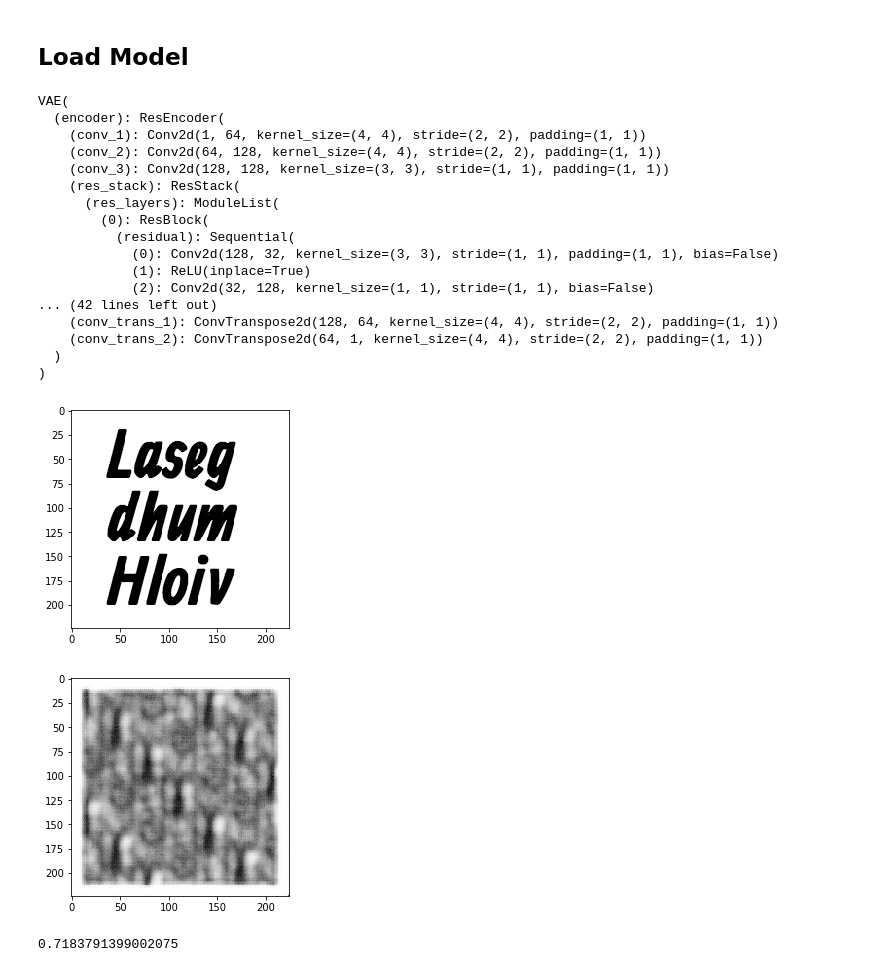
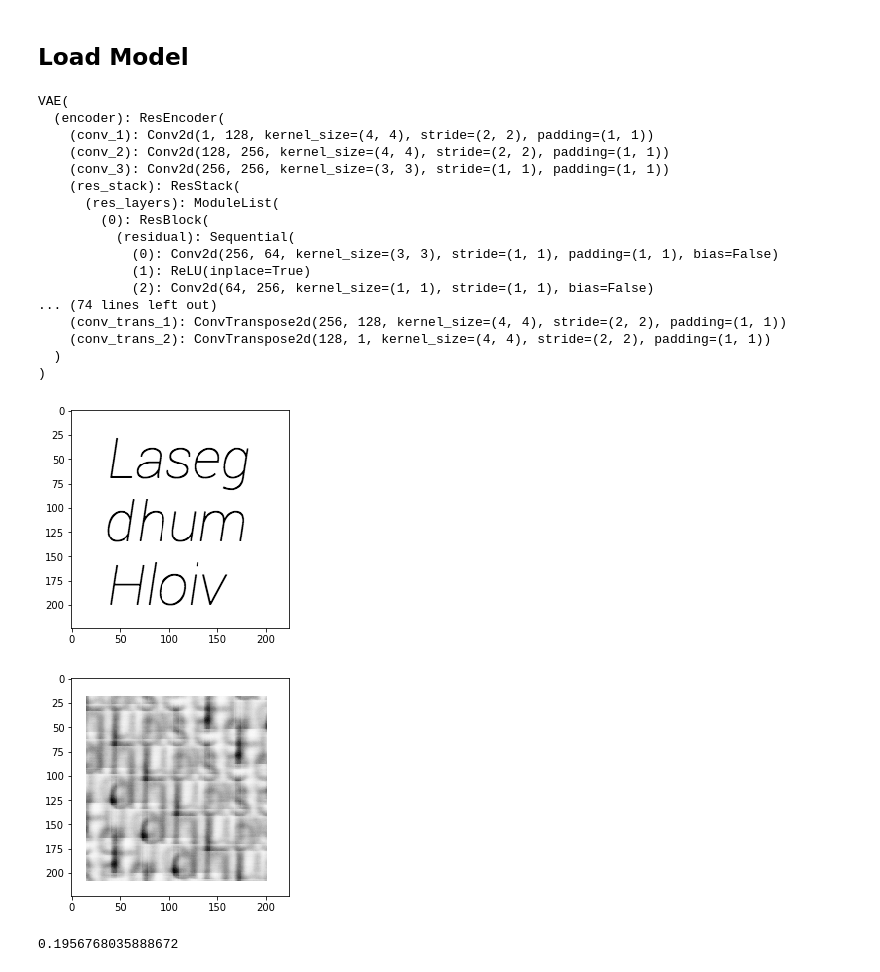
Before and after one commit to samigeorgiev/Font-Generator, a Jupyter notebook: neural/Reconstruction Evaluation.ipynb, the cells around one changed output. Drawn from its saved outputs; the diff is of its cells as text; code cells hidden in the pictures.

```diff
--- a/neural/Reconstruction Evaluation.ipynb
+++ b/neural/Reconstruction Evaluation.ipynb
@@ -19,41 +19,51 @@ dataset = FontsLoader._get_set()
 # %% [markdown]
 ## Load Model
 # %%
-net = VAE()
+net = VAE(
+    latent_dim=128,
+    beta=5,
+    in_channels=1,
+    num_hiddens=256,
+    num_res_hiddens=64,
+    num_res_layers=4,
+    out_channels=1,
+).to(device)
+
 net.load_state_dict(
-    torch.load(open('./checkpoints/vae_30_epochs_loss_14.pth', 'rb'), map_location=device)
+    torch.load(open('./checkpoints/vae_loss_038.pth', 'rb'), map_location=device)
 )
 net.eval()
 # %% [output]
 VAE(
   (encoder): ResEncoder(
-    (conv_1): Conv2d(1, 64, kernel_size=(4, 4), stride=(2, 2), padding=(1, 1))
-    (conv_2): Conv2d(64, 128, kernel_size=(4, 4), stride=(2, 2), padding=(1, 1))
-    (conv_3): Conv2d(128, 128, kernel_size=(3, 3), stride=(1, 1), padding=(1, 1))
+    (conv_1): Conv2d(1, 128, kernel_size=(4, 4), stride=(2, 2), padding=(1, 1))
+    (conv_2): Conv2d(128, 256, kernel_size=(4, 4), stride=(2, 2), padding=(1, 1))
+    (conv_3): Conv2d(256, 256, kernel_size=(3, 3), stride=(1, 1), padding=(1, 1))
     (res_stack): ResStack(
       (res_layers): ModuleList(
         (0): ResBlock(
           (residual): Sequential(
-            (0): Conv2d(128, 32, kernel_size=(3, 3), stride=(1, 1), padding=(1, 1), bias=False)
+            (0): Conv2d(256, 64, kernel_size=(3, 3), stride=(1, 1), padding=(1, 1), bias=False)
             (1): ReLU(inplace=True)
-            (2): Conv2d(32, 128, kernel_size=(1, 1), stride=(1, 1), bias=False)
-... (42 lines left out)
-    (conv_trans_1): ConvTranspose2d(128, 64, kernel_size=(4, 4), stride=(2, 2), padding=(1, 1))
-    (conv_trans_2): ConvTranspose2d(64, 1, kernel_size=(4, 4), stride=(2, 2), padding=(1, 1))
+            (2): Conv2d(64, 256, kernel_size=(1, 1), stride=(1, 1), bias=False)
+... (74 lines left out)
+    (conv_trans_1): ConvTranspose2d(256, 128, kernel_size=(4, 4), stride=(2, 2), padding=(1, 1))
+    (conv_trans_2): ConvTranspose2d(128, 1, kernel_size=(4, 4), stride=(2, 2), padding=(1, 1))
   )
 )
 # %%
-index = 200
-mu, logvar, z, recon = net(dataset[index]['image'].unsqueeze(0))
+index = 1
+image = dataset[index]['image'].unsqueeze(0).to(device)
+mu, logvar, z, recon = net(image)
 # %%
 plt.imshow(dataset[index]['image'].squeeze(), cmap='gray');
 # %% [output]
-[figure, old version]
+[figure, new version]
 # %%
-plt.imshow(recon[0].squeeze().detach().numpy(), cmap='gray');
+plt.imshow(recon[0].squeeze().cpu().detach().numpy(), cmap='gray');
 # %% [output]
-[figure, old version]
+[figure, new version]
 # %%
-net.loss_function(dataset[index]['image'].unsqueeze(0), recon, mu, logvar).item()
+net.loss_function(image, recon, mu, logvar).item()
 # %% [output]
-0.7183791399002075
+0.1956768035888672
```
Also changed, not shown: parts of 1 cell of this notebook, 4 other files.
